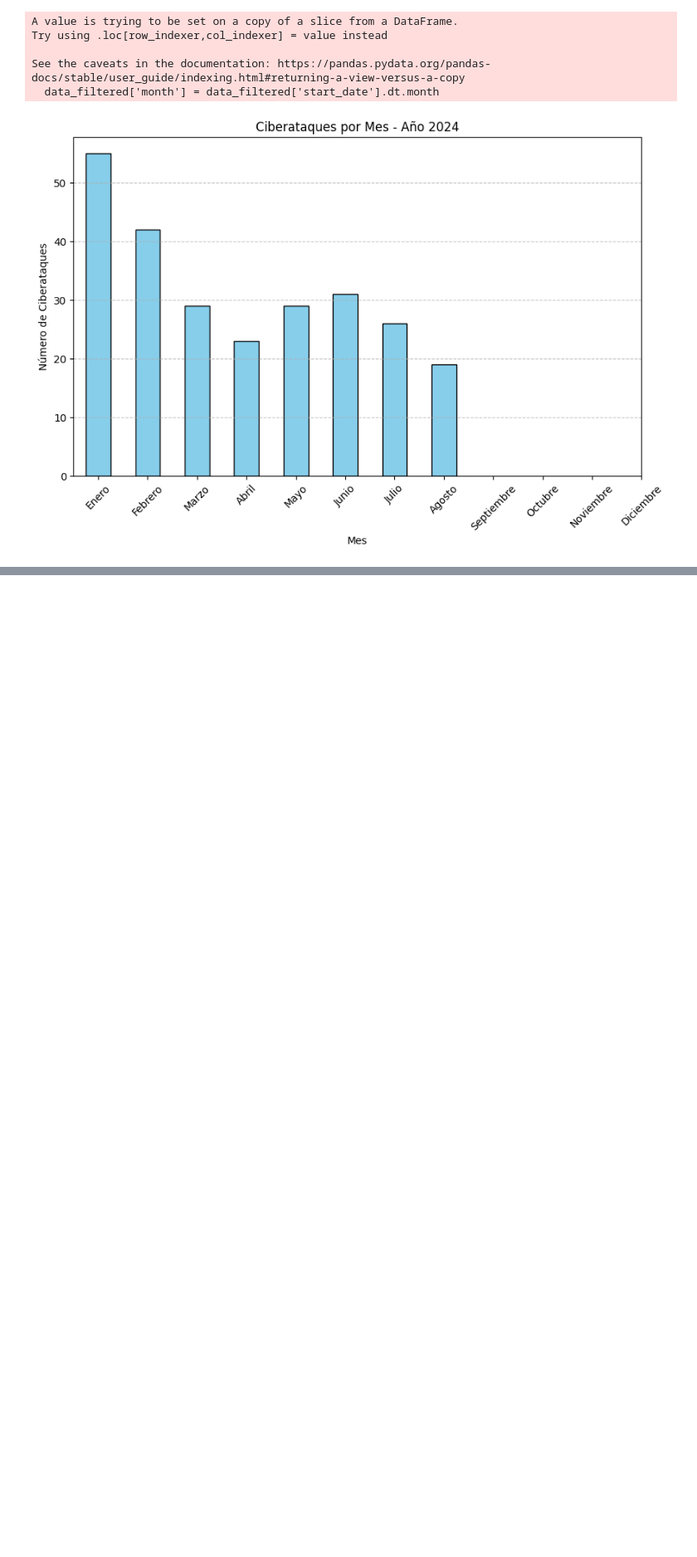
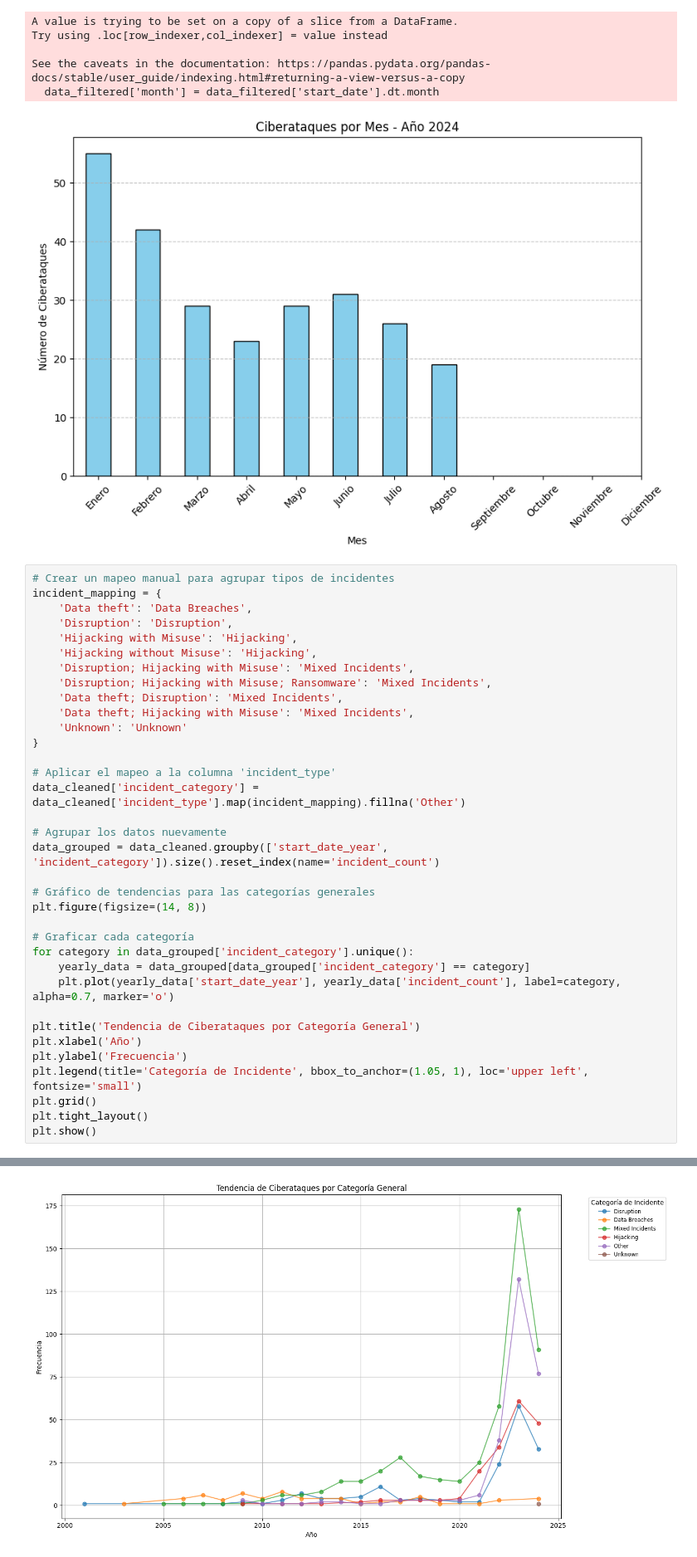
Before and after one commit to sdomialo/DeNexus_CSV-Analysis, a Jupyter notebook: EUROREPO_clean.ipynb, the cells around one changed output, grey strips where cells are left out. Shown at 83% size. Saved outputs shown, nothing was run; the diff lists cells and outputs as text; blank space fills up the shorter version.

```diff
--- a/EUROREPO_clean.ipynb
+++ b/EUROREPO_clean.ipynb
@@ -489,3 +538,39 @@ Try using .loc[row_indexer,col_indexer] = value instead
 See the caveats in the documentation: https://pandas.pydata.org/pandas-docs/stable/user_guide/indexing.html#returning-a-view-versus-a-copy
   data_filtered['month'] = data_filtered['start_date'].dt.month
 [figure]
+# %%
+# Crear un mapeo manual para agrupar tipos de incidentes
+incident_mapping = {
+    'Data theft': 'Data Breaches',
+    'Disruption': 'Disruption',
+    'Hijacking with Misuse': 'Hijacking',
+    'Hijacking without Misuse': 'Hijacking',
+    'Disruption; Hijacking with Misuse': 'Mixed Incidents',
+    'Disruption; Hijacking with Misuse; Ransomware': 'Mixed Incidents',
+    'Data theft; Disruption': 'Mixed Incidents',
+    'Data theft; Hijacking with Misuse': 'Mixed Incidents',
+    'Unknown': 'Unknown'
+}
+
+# Aplicar el mapeo a la columna 'incident_type'
+data_cleaned['incident_category'] = data_cleaned['incident_type'].map(incident_mapping).fillna('Other')
+
+# Agrupar los datos nuevamente
+data_grouped = data_cleaned.groupby(['start_date_year', 'incident_category']).size().reset_index(name='incident_count')
+
+# Gráfico de tendencias para las categorías generales
+plt.figure(figsize=(14, 8))
+
+# Graficar cada categoría
+for category in data_grouped['incident_category'].unique():
+    yearly_data = data_grouped[data_grouped['incident_category'] == category]
+    plt.plot(yearly_data['start_date_year'], yearly_data['incident_count'], label=category, alpha=0.7, marker='o')
+
+plt.title('Tendencia de Ciberataques por Categoría General')
+plt.xlabel('Año')
+plt.ylabel('Frecuencia')
+plt.legend(title='Categoría de Incidente', bbox_to_anchor=(1.05, 1), loc='upper left', fontsize='small')
+plt.grid()
+plt.tight_layout()
+plt.show()
+# %% [output]
@@ -491,0 +582 @@ See the caveats in the documentation: https://pandas.pydata.org/pandas-docs/stab
+[figure, added]
```
Also changed, not shown: parts of 9 cells of this notebook.
